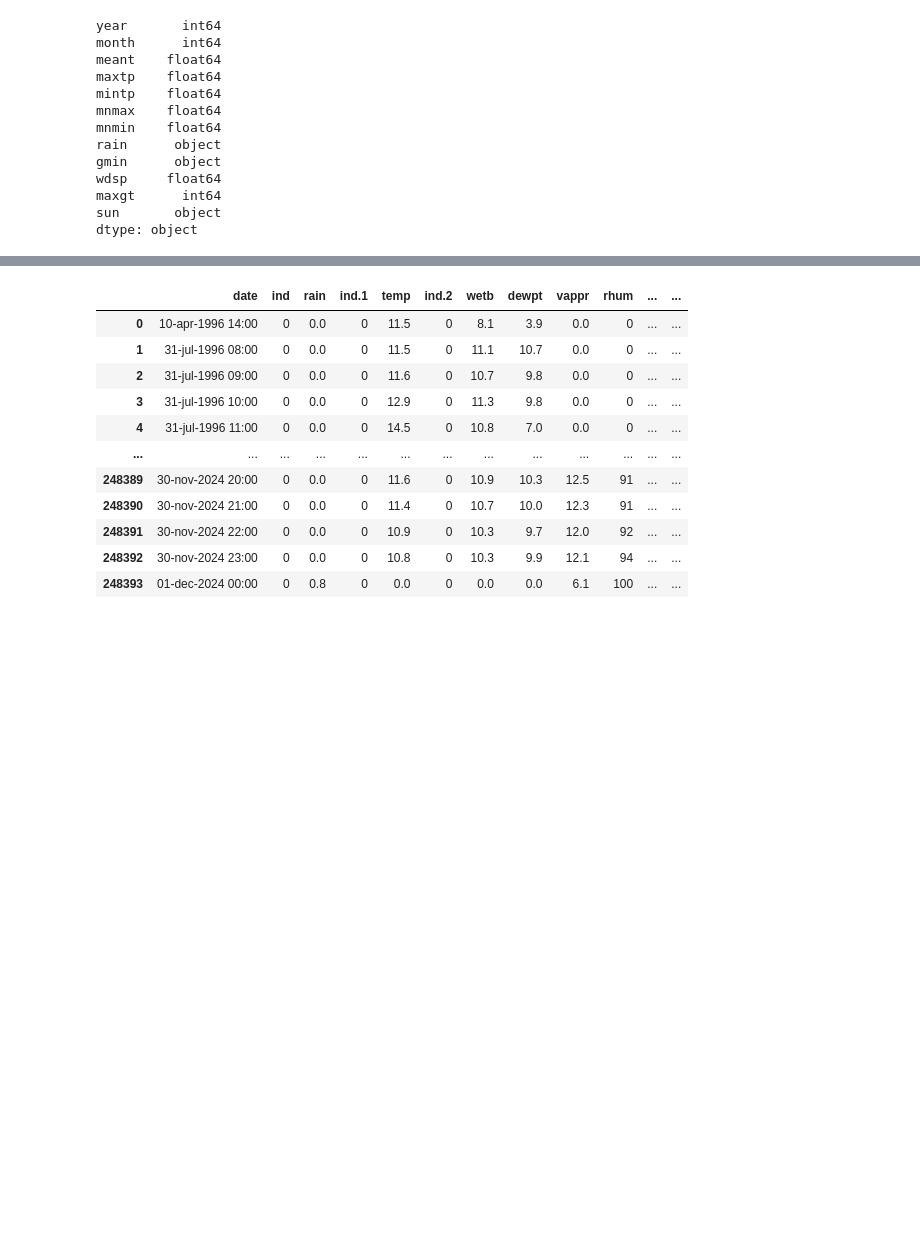
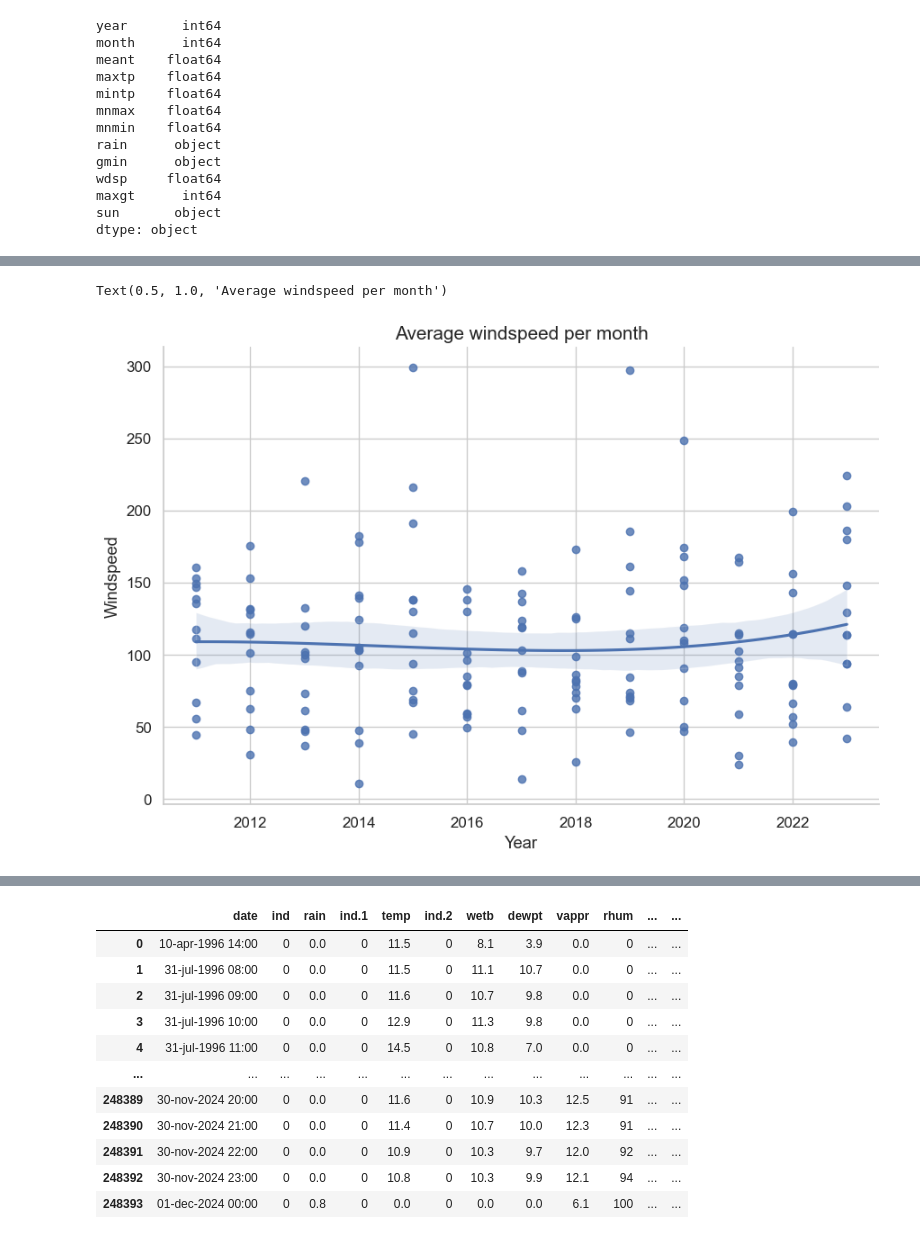
Before and after one commit to MattiDoubleU/PFDA, a Jupyter notebook: Project/Project2024.ipynb, the cells around one changed output, grey strips where cells are left out. Drawn from its saved outputs; the diff is of its cells as text; code cells hidden in the pictures; blank space fills up the shorter version.

```diff
--- a/Project/Project2024.ipynb
+++ b/Project/Project2024.ipynb
@@ -128,0 +133,8 @@ See the caveats in the documentation: https://pandas.pydata.org/pandas-docs/stab
+# %%
+sns.set_style('whitegrid')
+plot = sns.lmplot(x='year', y='rain', order=3, data=df, height=6, aspect=1.5)
+plot.set_axis_labels("Year", "Windspeed (knots)")
+plt.title("Average windspeed per month", fontsize=15)
+# %% [output]
+Text(0.5, 1.0, 'Average windspeed per month')
+[figure, added]
```
Also changed, not shown: parts of 10 cells of this notebook.
